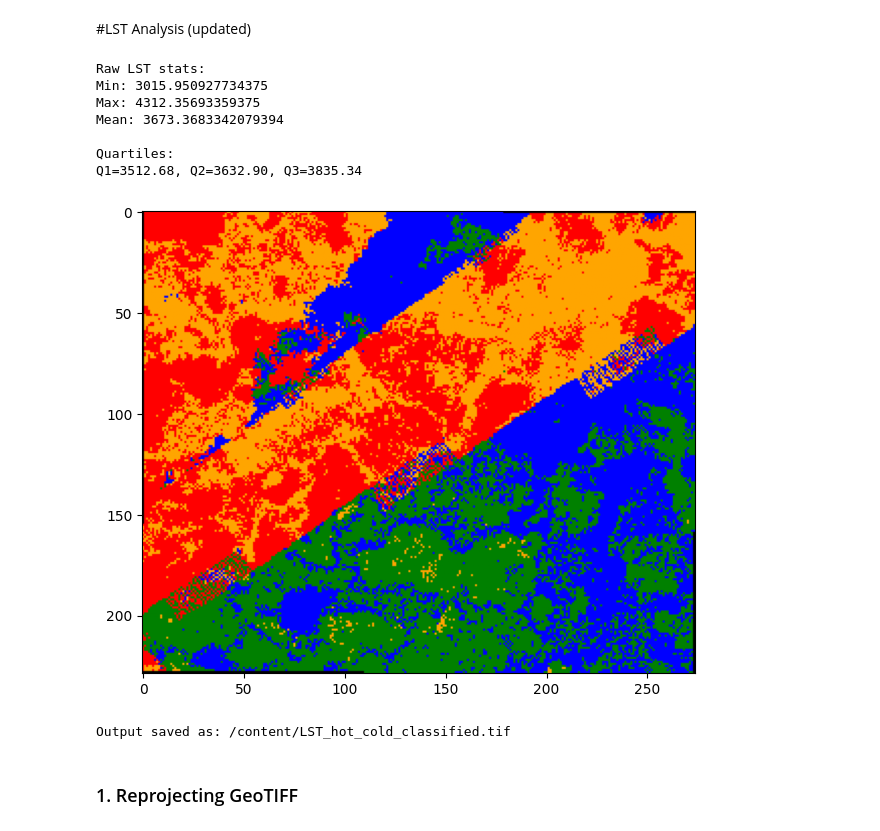
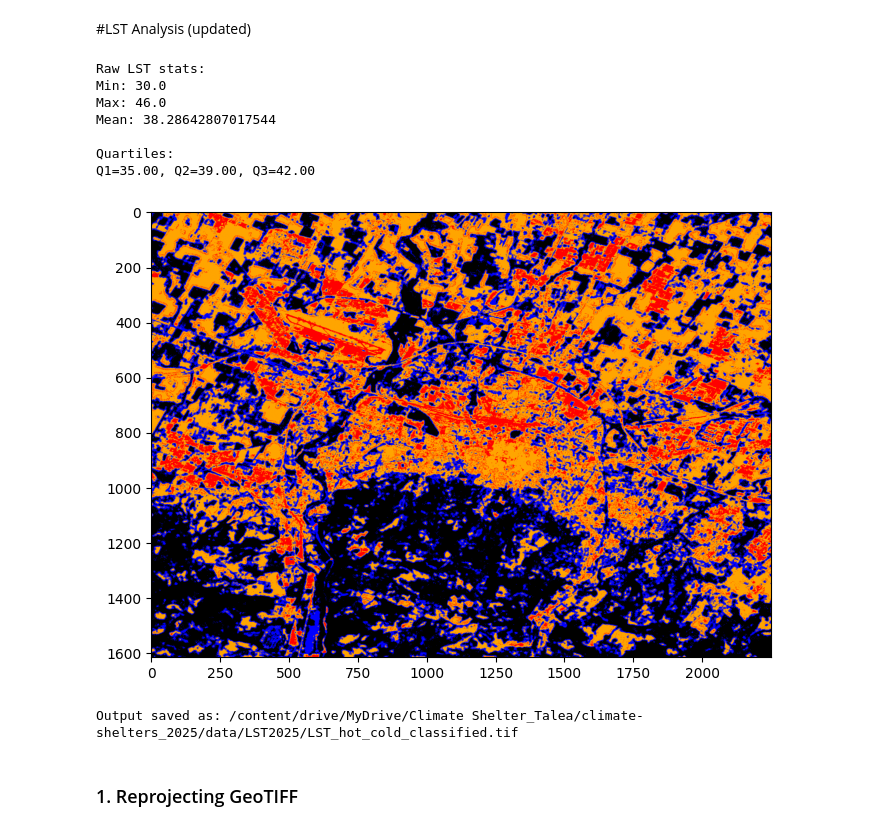
Before and after one commit to TALEA-platform/craf, a Jupyter notebook: notebooks/03_hot_and_cold_spot.ipynb, the cells around one changed output. Saved outputs shown, nothing was run; the diff lists cells and outputs as text; code cells hidden in the pictures.

Commit message:
update data and code

```diff
--- a/notebooks/03_hot_and_cold_spot.ipynb
+++ b/notebooks/03_hot_and_cold_spot.ipynb
@@ -41,8 +41,8 @@ from matplotlib.colors import ListedColormap
 # %%
 
 # === Input and Output Paths ===
-tif_path = "/data/ECOSTRESS_LST_August2025.tif"   # Change PATH
-output_path = "/data/LST_hot_cold_classified.tif"
+tif_path = "/data/Climate Shelter_Talea/climate-shelters_2025/data/LST2025/LST_10m_prediction_Bologna2025.tif"   # Change PATH
+output_path = "/data/Climate Shelter_Talea/climate-shelters_2025/data/LST2025/LST_hot_cold_classified.tif"
 
 
 # === Read Raster ===
@@ -63,39 +63,39 @@ print("Mean:", np.nanmean(lst))
 q25 = np.nanpercentile(non_nan, 25)
 q50 = np.nanpercentile(non_nan, 50)
 q75 = np.nanpercentile(non_nan, 75)
 print(f"\nQuartiles:\nQ1={q25:.2f}, Q2={q50:.2f}, Q3={q75:.2f}")
 
 # === Classification ===
 classified = np.zeros_like(lst, dtype=np.uint8)
 classified[(lst <= q25)] = 1  # Cold Spot
 classified[(lst > q25) & (lst <= q50)] = 2
 classified[(lst > q50) & (lst <= q75)] = 3
 classified[(lst > q75)] = 4   # Hot Spot
 classified[np.isnan(lst)] = 0
 
 # === Save ===
 profile.update(dtype=rasterio.uint8, count=1, nodata=0)
 with rasterio.open(output_path, "w", **profile) as dst:
     dst.write(classified, 1)
 
 # === Visualize ===
 colors = ['black', 'blue', 'green', 'orange', 'red']
 cmap = ListedColormap(colors)
 
 plt.figure(figsize=(8,6))
 show(classified, cmap=cmap)
 
 print("Output saved as:", output_path)
 # %% [output]
 Raw LST stats:
-Min: 3015.950927734375
-Max: 4312.35693359375
-Mean: 3673.3683342079394
+Min: 30.0
+Max: 46.0
+Mean: 38.28642807017544
 
 Quartiles:
-Q1=3512.68, Q2=3632.90, Q3=3835.34
+Q1=35.00, Q2=39.00, Q3=42.00
-[figure, old version]
+[figure, new version]
-Output saved as: /content/LST_hot_cold_classified.tif
+Output saved as: /content/drive/MyDrive/Climate Shelter_Talea/climate-shelters_2025/data/LST2025/LST_hot_cold_classified.tif
 # %% [markdown]
 ### 1. Reprojecting GeoTIFF
 # %%
```
Also changed, not shown: parts of 5 cells of this notebook, 19 other files.
